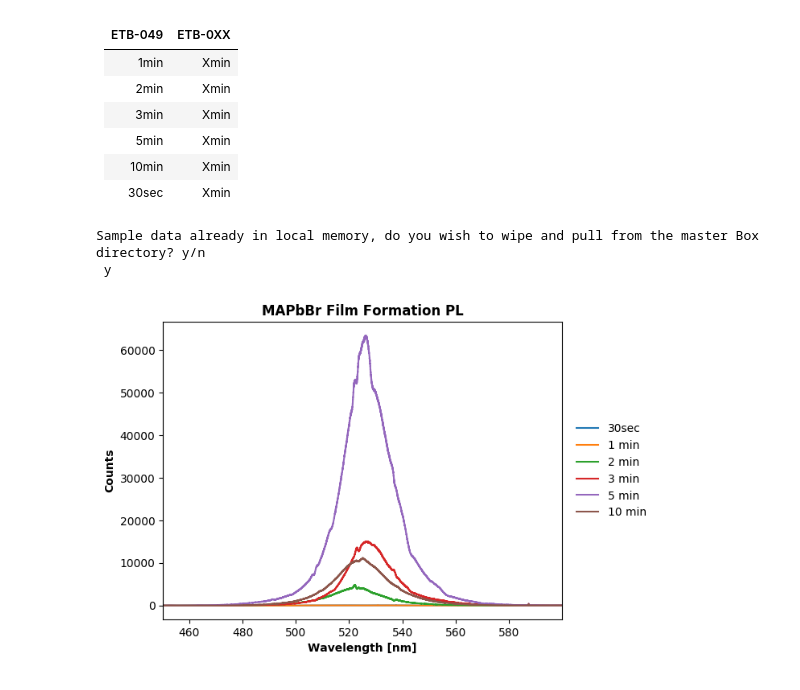
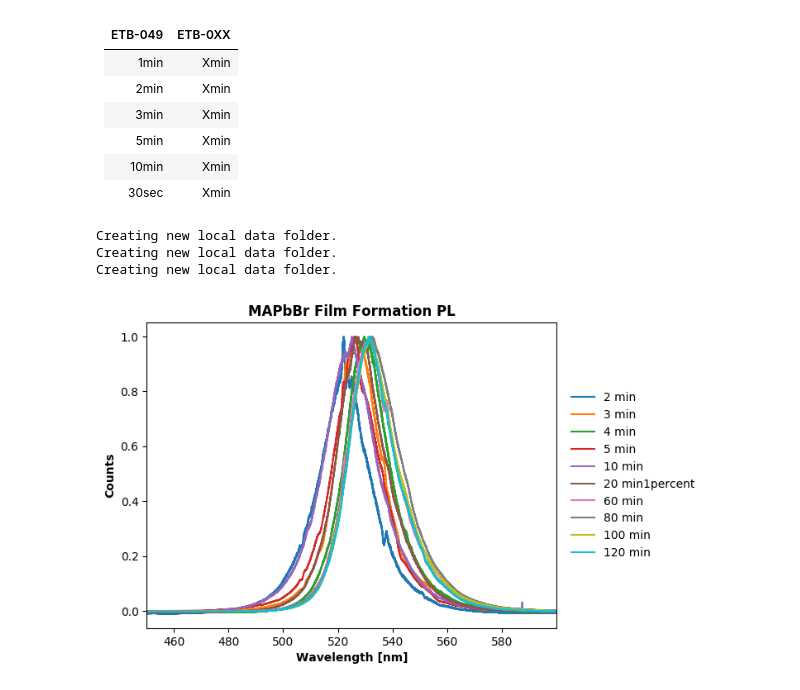
Before and after one commit to tomasbar/sciencetools_py, a Jupyter notebook: plotPL.ipynb, the cells around one changed output. Cells and saved outputs as stored; diff of their text form; code cells hidden in the pictures.

```diff
--- a/plotPL.ipynb
+++ b/plotPL.ipynb
@@ -120,15 +126,22 @@ master_cypher = (
     "120min-point1percent_1",
 )
 
+raw_analysis = []
+
 for sample_ID in master_cypher:
     for run_ID in samples_dir.keys():
         if sample_ID in pl_data[run_ID].keys():
+            raw_analysis.append(analysis.FWHM(flag, sample_ID, pl_data[run_ID][sample_ID]))
+
+
             plt.figure(1)
             plt.plot(pl_data[run_ID][sample_ID]["wavelength"], pl_data[run_ID][sample_ID]["counts"]/
                      abs(max(pl_data[run_ID][sample_ID]["counts"])),
                      label=sample_ID.replace("min", " min"))
         else:
             pass
+
+max_values = pd.DataFrame(data=raw_analysis,columns=['Sample', 'Max_Wavelength', 'Max_Value', 'FWHM'])
 
 plt.style.use('default')
 
@@ -173,62 +191,82 @@ pl_data = {}
 # MAPbBr Data Dict
 samples_dir = {
     "etb049": "190911 ETB-049 MAPbBr FF/",
+    "etb050": "191031 ETB-050 MAPbBr FF/",
+    "etb051": "191031 ETB-051 MAPbBr FF/",
 }
 
 for run_ID in samples_dir:
     pl_data[run_ID] = import_data.init(flag, samples_dir[run_ID])
 
 cypher_etb046 = (
-    '1min',
-    '2min',
-    '3min',
-    '5min',
-    '10min',
-    '30sec',
+    "30sec",
+    "1min",
+    "2min",
+    "3min",
+    "4min",
+    "5min",
+    "10min",
+    "15min",
+    "20min",
+    "40min",
+    "60min",
+    "80min",
+    "100min",
+    "120min",
 )
 # %% [output]
-Sample data already in local memory, do you wish to wipe and pull from the master Box directory? y/n
- y
+Creating new local data folder.
+Creating new local data folder.
+Creating new local data folder.
 # %%
+importlib.reload(analysis)
+
 fig = plt.figure(1)
 fig_ax = plt.gca()
 
 master_cypher = (
-    "30sec",
-    "1min",
+#     "30sec",
+#     "1min",
     "2min",
     "3min",
-#     "4min",
+    "4min",
     "5min",
     "10min",
-#     "20min",
-#     "60min",
-#     "80min-1",
-#     "100min",
-#     "120min-1percent",
+    "20min1percent",
+    "60min",
+    "80min",
+    "100min",
+    "120min",
 )
+
+raw_analysis = []
 
 for sample_ID in master_cypher:
     for run_ID in samples_dir.keys():
         if sample_ID in pl_data[run_ID].keys():
+
+            raw_analysis.append(analysis.FWHM(flag, sample_ID, pl_data[run_ID][sample_ID]))
+
             plt.figure(1)
-            plt.plot(pl_data[run_ID][sample_ID]["wavelength"], pl_data[run_ID][sample_ID]["counts"],
-#                      abs(float(max(pl_data[run_ID][sample_ID]["counts"]))),
+            plt.plot(pl_data[run_ID][sample_ID]["wavelength"], pl_data[run_ID][sample_ID]["counts"]/
+                     pl_data[run_ID][sample_ID]["counts"].max(),
                      label=sample_ID.replace("min", " min"))
         else:
             pass
+
+max_values = pd.DataFrame(data=raw_analysis,columns=['Sample', 'Max_Wavelength', 'Max_Value', 'FWHM'])
 
 plt.style.use('default')
 
 plt.xlabel("Wavelength [nm]", weight="semibold")
 plt.ylabel("Counts", weight="semibold")
 # fig_ax.set_yticklabels([])
 plt.xlim(min(pl_data["etb049"]["1min"]["wavelength"]), max(pl_data["etb049"]["1min"]["wavelength"]))
 
 plt.title("MAPbBr Film Formation PL",weight="semibold")
 plt.legend(loc='center left', bbox_to_anchor=(1.01, 0,.5,1),mode='expand', frameon=False)
 
 plt.show()
 # %% [output]
-[figure, old version]
+[figure, new version]
 # %%
```
Also changed, not shown: parts of 7 cells of this notebook, 13 other files.
